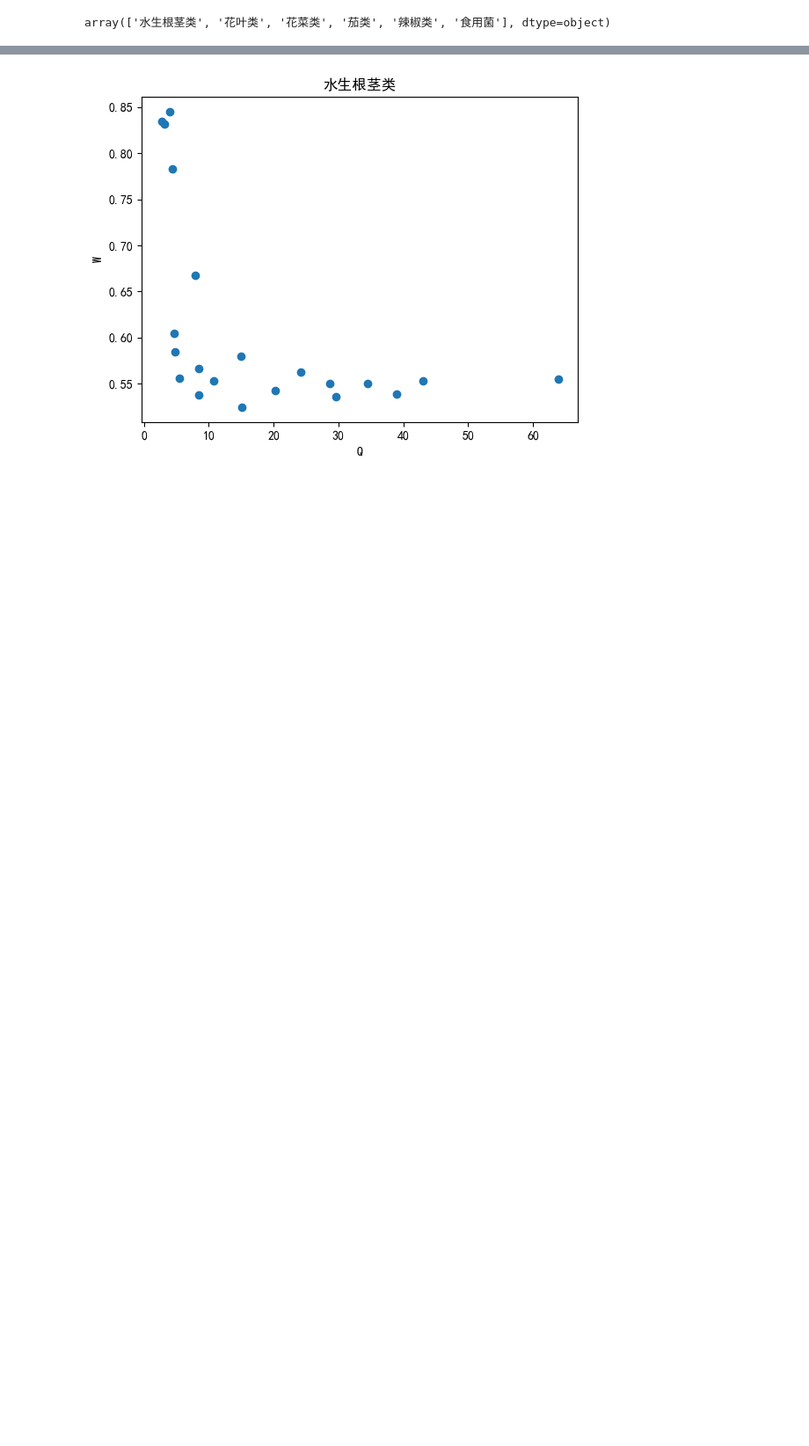
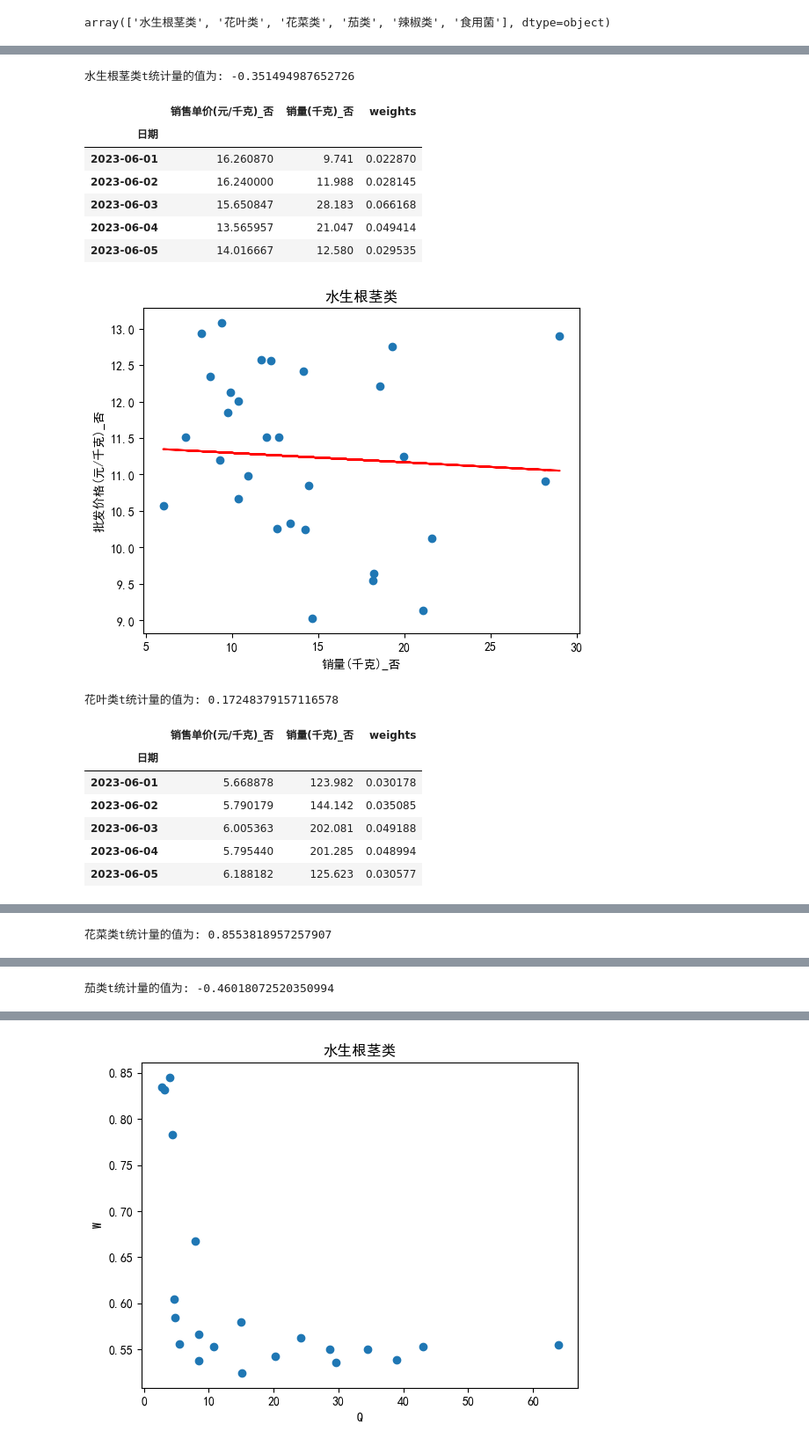
Before and after one commit to 738NGX/2023CUMCM_C, a Jupyter notebook: test.ipynb, the cells around one changed output, grey strips where cells are left out. Shown: that part at 88% size. Cells and saved outputs as stored; diff of their text form; code cells hidden in the pictures; blank space fills up the shorter version.

```diff
--- a/test.ipynb
+++ b/test.ipynb
@@ -75,0 +119,17 @@ plt.show()
+# %%
+import statsmodels.api as sm
+
+df=pd.read_csv('./export/q2_2往期品类销量定价关系汇总.csv')
+
+df['日期'] = pd.to_datetime(df['日期'])
+mask = (
+     ((df['日期'] >= '2023-04-01') & (df['日期'] <= '2023-06-30'))
+    )
+df = df.loc[mask]
+df=df.set_index(['日期'])
+# 计算总销量
+total_sales = df['销量(千克)_否'].sum()
+
+# 计算权重
+df['weights'] = df['销量(千克)_否'] / total_sales
+df
@@ -75,0 +151,61 @@ plt.show()
+# %%
+import statsmodels.api as sm
+
+df=pd.read_csv('./export/q2_2往期品类销量定价关系汇总.csv')
+
+df['日期'] = pd.to_datetime(df['日期'])
+mask = (
+     ((df['日期'] >= '2023-06-01') & (df['日期'] <= '2023-06-30'))
+    )
+df = df.loc[mask]
+df=df.set_index(['日期'])
+
+
+
+for typ in df['分类名称'].unique():
+    df0=df[df['分类名称']==typ].copy()
+
+    # 绘制散点图
+    plt.scatter(df0['销量(千克)_否'].values, df0['批发价格(元/千克)_否'].values)
+    plt.xlabel('销量(千克)_否')
+    plt.ylabel('批发价格(元/千克)_否')
+    plt.title(typ)
+
+    # 计算总销量
+    total_sales = df0['销量(千克)_否'].sum()
+
+    # 计算权重
+    df0['weights'] = df0['销量(千克)_否'] / total_sales
+
+    # 加权线性回归
+    X = sm.add_constant(df0['销量(千克)_否'].values)
+    y = df0['批发价格(元/千克)_否'].values
+    weights = df0['weights']
+    model = sm.WLS(y, X, weights=weights)
+    results = model.fit()
+    print(f"{typ}t统计量的值为: {results.tvalues[1]}")
+
+    # 画出拟合线
+    plt.plot(df0['销量(千克)_否'].values, results.fittedvalues, color='red')
+    display(df0[['销售单价(元/千克)_否','销量(千克)_否','weights']].head())
+    plt.show()
+
+    result=pd.concat([result,df0],axis=0)
+# %% [output]
+水生根茎类t统计量的值为: -0.351494987652726
+|  | 销售单价(元/千克)_否 | 销量(千克)_否 | weights |
+| 日期 |  |  |  |
+| 2023-06-01 | 16.260870 | 9.741 | 0.022870 |
+| 2023-06-02 | 16.240000 | 11.988 | 0.028145 |
+| 2023-06-03 | 15.650847 | 28.183 | 0.066168 |
+| 2023-06-04 | 13.565957 | 21.047 | 0.049414 |
+| 2023-06-05 | 14.016667 | 12.580 | 0.029535 |
+[figure, added]
+花叶类t统计量的值为: 0.17248379157116578
+|  | 销售单价(元/千克)_否 | 销量(千克)_否 | weights |
+| 日期 |  |  |  |
+| 2023-06-01 | 5.668878 | 123.982 | 0.030178 |
+| 2023-06-02 | 5.790179 | 144.142 | 0.035085 |
+| 2023-06-03 | 6.005363 | 202.081 | 0.049188 |
+| 2023-06-04 | 5.795440 | 201.285 | 0.048994 |
+| 2023-06-05 | 6.188182 | 125.623 | 0.030577 |
@@ -75,0 +213 @@ plt.show()
+花菜类t统计量的值为: 0.8553818957257907
@@ -75,0 +222 @@ plt.show()
+茄类t统计量的值为: -0.46018072520350994
```
Also changed, not shown: parts of 10 cells of this notebook, 2 other files.
